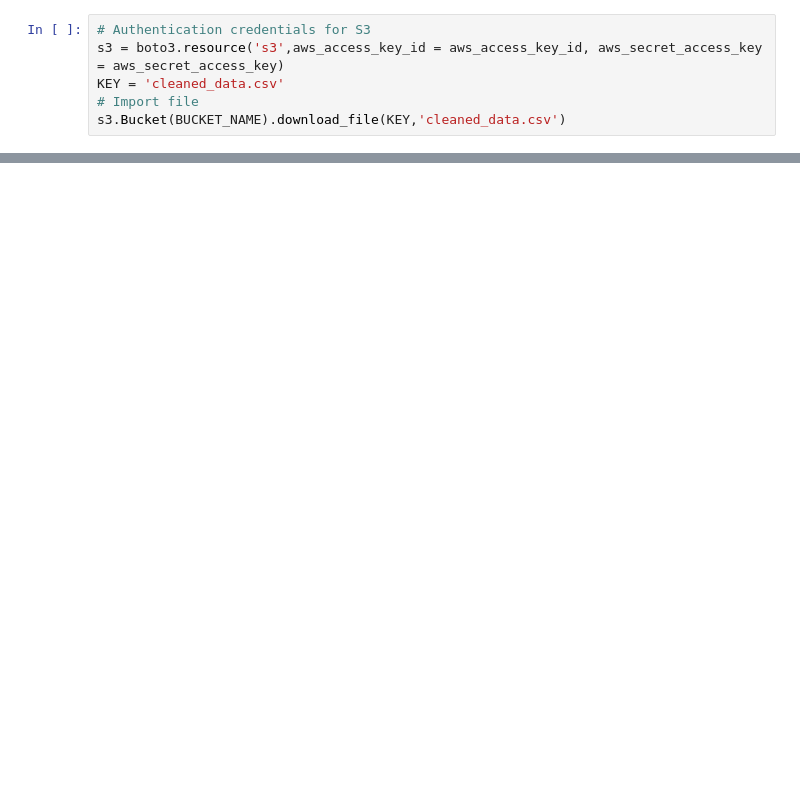
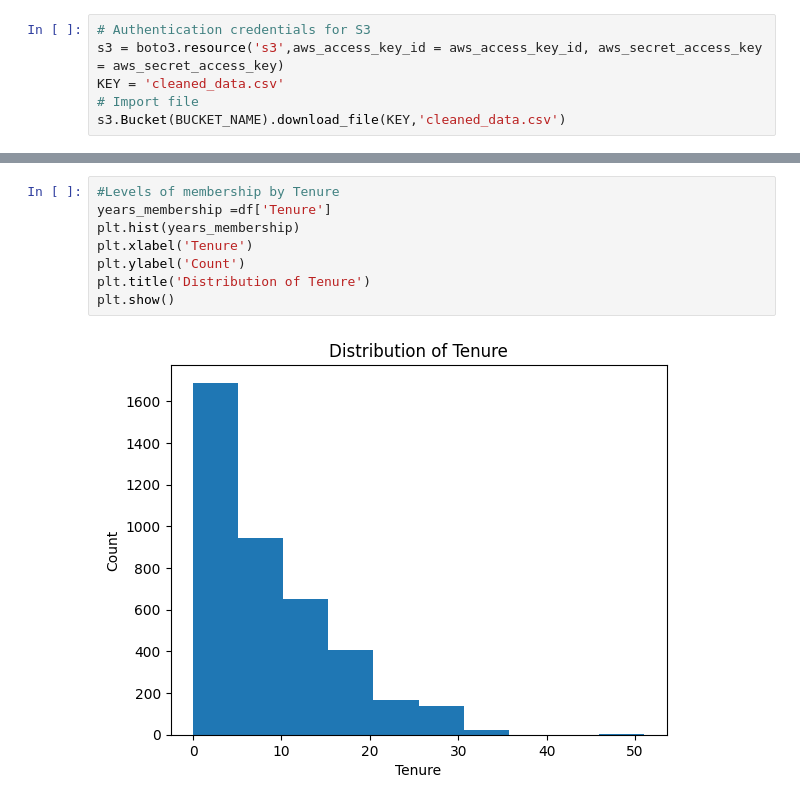
Before and after one commit to rhisehl/Customer-Churn-Model, a Jupyter notebook: Data_Analysis/Data_Analysis.ipynb, the cells around one changed output, grey strips where cells are left out. Saved outputs shown, nothing was run; the diff lists cells and outputs as text; blank space fills up the shorter version.

```diff
--- a/Data_Analysis/Data_Analysis.ipynb
+++ b/Data_Analysis/Data_Analysis.ipynb
@@ -79,0 +140,10 @@ for col in cols[:-1]:
+# %%
+#Levels of membership by Tenure
+years_membership =df['Tenure']
+plt.hist(years_membership)
+plt.xlabel('Tenure')
+plt.ylabel('Count')
+plt.title('Distribution of Tenure')
+plt.show()
+# %% [output]
+[figure, added]
```
Also changed, not shown: parts of 16 cells of this notebook, 1 other file.
